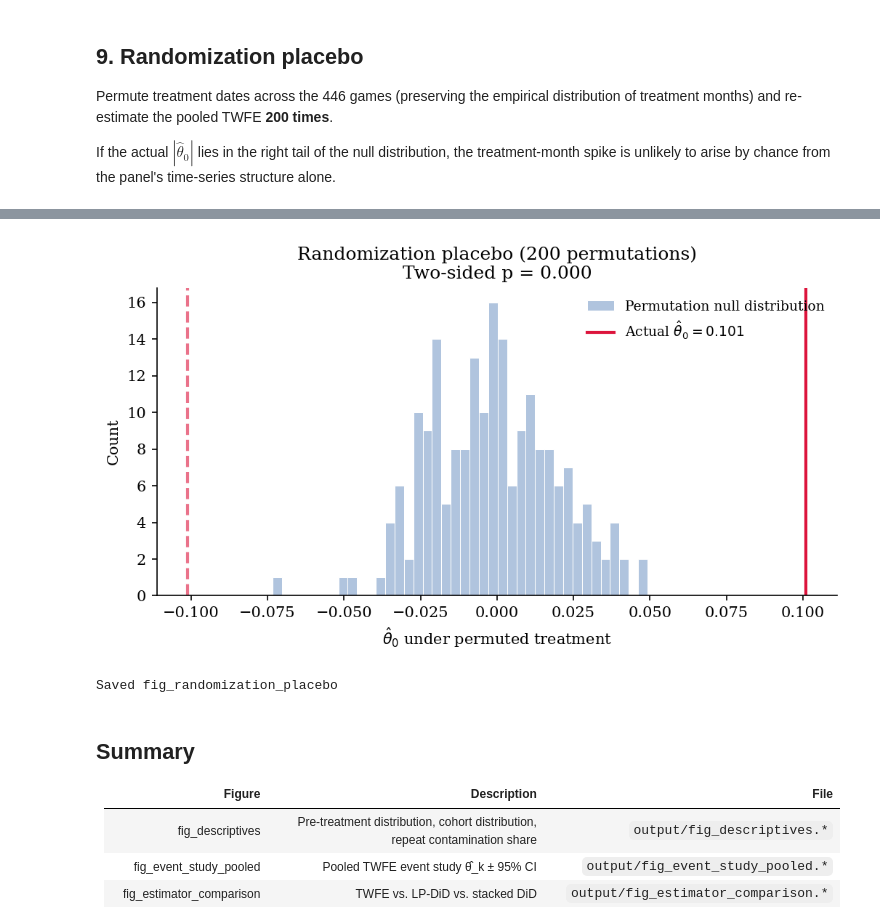
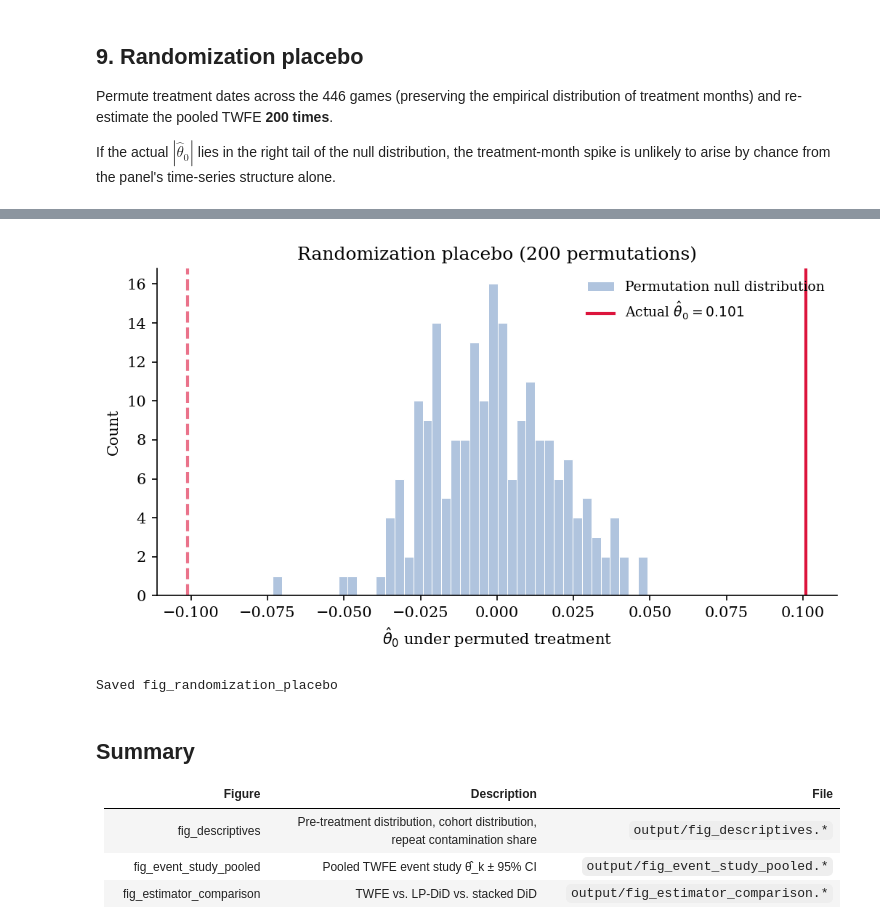
Before and after one commit to liunicholas/egs-steam-research-paper, a Jupyter notebook: scripts/empirical_tests.ipynb, the cells around one changed output, grey strips where cells are left out. Saved outputs shown, nothing was run; the diff lists cells and outputs as text; code cells hidden in the pictures.

```diff
--- a/scripts/empirical_tests.ipynb
+++ b/scripts/empirical_tests.ipynb
@@ -1161,8 +1164,7 @@ ax.axvline(actual_theta0, color='crimson', linewidth=2,
 ax.axvline(-actual_theta0, color='crimson', linewidth=2, linestyle='--', alpha=0.6)
 ax.set_xlabel(r'$\hat{\theta}_0$ under permuted treatment')
 ax.set_ylabel('Count')
-ax.set_title(f'Randomization placebo ({N_PERMS} permutations)\n'
-             f'Two-sided p = {p_val:.3f}')
+ax.set_title(f'Randomization placebo ({N_PERMS} permutations)')
 ax.legend(frameon=False, fontsize=9)
 fig.tight_layout()
 fig.savefig(OUTPUT_DIR / 'fig_randomization_placebo.pdf', bbox_inches='tight')
@@ -1178,8 +1180,8 @@ Actual θ̂_0 = 0.1011
 
 Permutation p-value (two-sided): 0.0000
 Actual |θ̂_0| = 0.1011
 Permutation 95th pctile of |θ̂_0|: 0.0378
-[figure, old version]
+[figure, new version]
 Saved fig_randomization_placebo
 # %% [markdown]
 ## Summary
```
Also changed, not shown: parts of 3 cells of this notebook, 16 other files.
